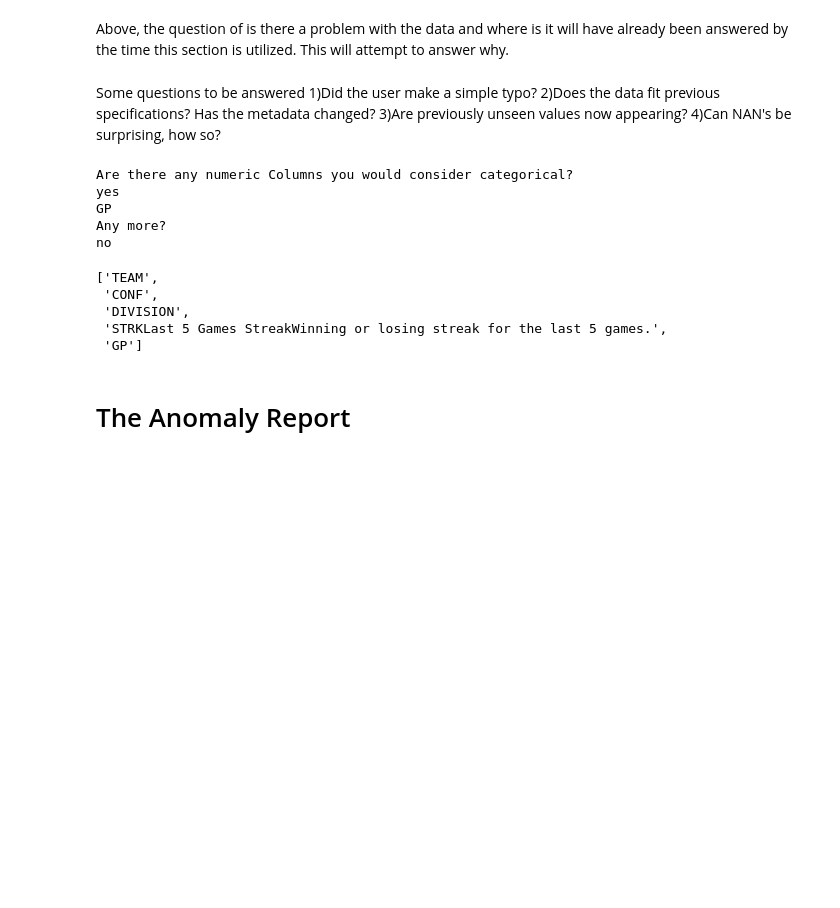
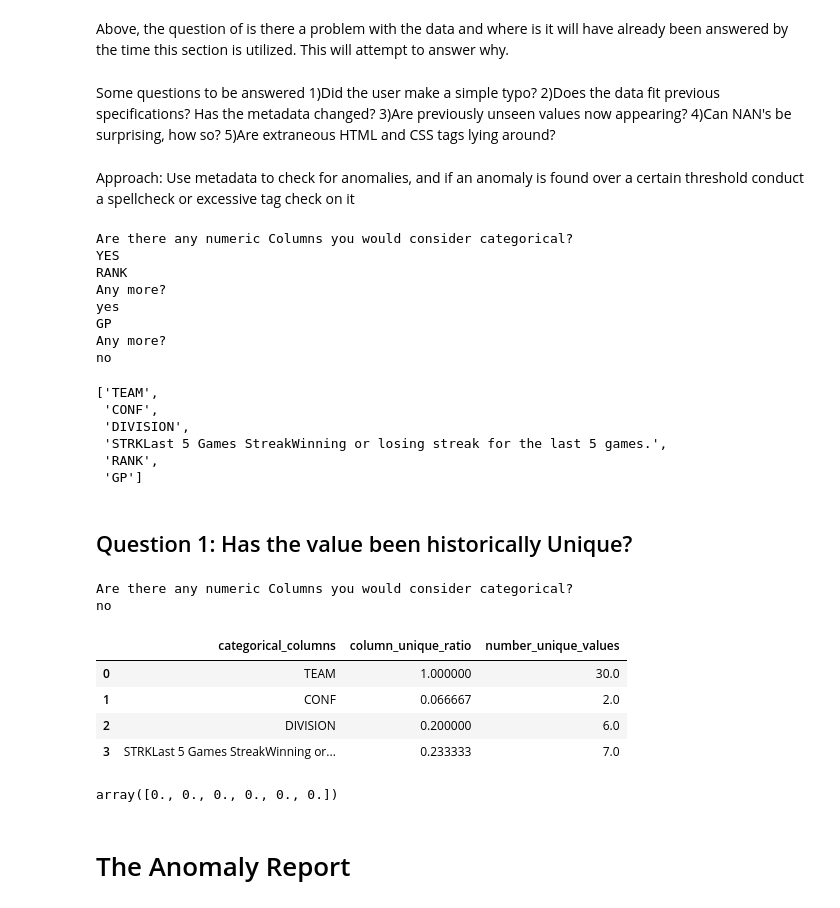
Before and after one commit to gilpasternak35/Likelihood, a Jupyter notebook: likelihood-public.ipynb, the cells around one changed output. Cells and saved outputs as stored; diff of their text form; code cells hidden in the pictures; blank space fills up the shorter version.

Commit message:
metadata table added for anomaly detection

```diff
--- a/likelihood-public.ipynb
+++ b/likelihood-public.ipynb
@@ -826,24 +826,35 @@ Some questions to be answered
 2)Does the data fit previous specifications? Has the metadata changed?
 3)Are previously unseen values now appearing?
 4)Can NAN's be surprising, how so?
+5)Are extraneous HTML and CSS tags lying around?
+# %% [markdown]
+Approach: Use metadata to check for anomalies, and if an anomaly is found over a certain threshold conduct a spellcheck or excessive tag check on it
 # %%
 import Levenshtein as leven
 from pandas.api.types import is_numeric_dtype
 # %%
+# Will examine whether or not a column is categorical, giving the user the opportunity to add additional numeric columns
 def identifyCategorical(surpriseFrame):
     categorical_list = []
     for col in surpriseFrame.columns:
         if(not(is_numeric_dtype(surpriseFrame[col]))):
             categorical_list.append(col)
+
+    # Allows fixing of default assumption that numeric columns aren't categorical
     print("Are there any numeric Columns you would consider categorical?")
     while(input().upper() == "YES"):
         categorical_list.append(input())
         print("Any more?")
     return categorical_list
-categorical_columns = identifyCategorical(surpriseTable)
+
+# We want to preserve initial NaN's, so passing first_table instead of modified surpriseTable
+categorical_columns = identifyCategorical(first_table)
 categorical_columns
 # %% [output]
 Are there any numeric Columns you would consider categorical?
+YES
+RANK
+Any more?
 yes
 GP
 Any more?
@@ -852,7 +863,58 @@ no
  'CONF',
  'DIVISION',
  'STRKLast 5 Games StreakWinning or losing streak for the last 5 games.',
+ 'RANK',
  'GP']
+# %% [markdown]
+## Question 1: Has the value been historically Unique?
+# %%
+# Determines uniqueness ratios to determine whether a unique/nonunique value is an anomaly
+#Returns ratios for metaData data frame in next method
+def unique_ratio(surpriseFrame, categorical_columns):
+    ratios = np.array([])
+
+    # Removing NaN's because they can be treated as 0 for this purpose, this way we can identify them as a non-unique value
+    surpriseFrame = surpriseFrame.replace({np.nan:0})
+    for column in categorical_columns:
+        ratios = np.append(ratios, len(np.unique(surpriseFrame.get(column).to_numpy()))/ surpriseFrame.shape[0])
+    return ratios
+
+# Builds DataFrame full of metadata to be used for later comparisons
+def metaData(table):
+        metadata_table = pd.DataFrame()
+        categorical_cols = identifyCategorical(table)
+        uniqueness = unique_ratio(table, categorical_cols)
+
+        # Number and ratio of unique values to be used for detection of anomalies in the appearance of new values
+        metadata_table = metadata_table.assign(categorical_columns = categorical_cols, column_unique_ratio = uniqueness)
+        metadata_table = metadata_table.assign(number_unique_values = np.round(uniqueness*table.shape[0]))
+        metedata_table = metadata_table.assign(nan_ratio = nan_ratio(table, categorical_cols))
+        return metadata_table
+
+metaData(first_table)
+# %% [output]
+Are there any numeric Columns you would consider categorical?
+no
+|  | categorical_columns | column_unique_ratio | number_unique_values |
+| 0 | TEAM | 1.000000 | 30.0 |
+| 1 | CONF | 0.066667 | 2.0 |
+| 2 | DIVISION | 0.200000 | 6.0 |
+| 3 | STRKLast 5 Games StreakWinning or... | 0.233333 | 7.0 |
+# %%
+# Counting NaN's to determine if a missing value is an anomaly, or a larger than usual NaN ratio is:
+def nan_ratio(frame, categorical_columns):
+    nan_ratio = np.array([])
+    for column in categorical_columns:
+        nans = np.isnan(frame.get(column).apply(isNan).to_numpy())
+        nan_ratio = np.append(nan_ratio, np.count_nonzero(nans))
+    return nan_ratio
+
+def isNan(x):
+    return x!=x
+
+nan_ratio(first_table, categorical_columns)
+# %% [output]
+array([0., 0., 0., 0., 0., 0.])
 # %% [markdown]
 # The Anomaly Report
 # %% [markdown]
```
